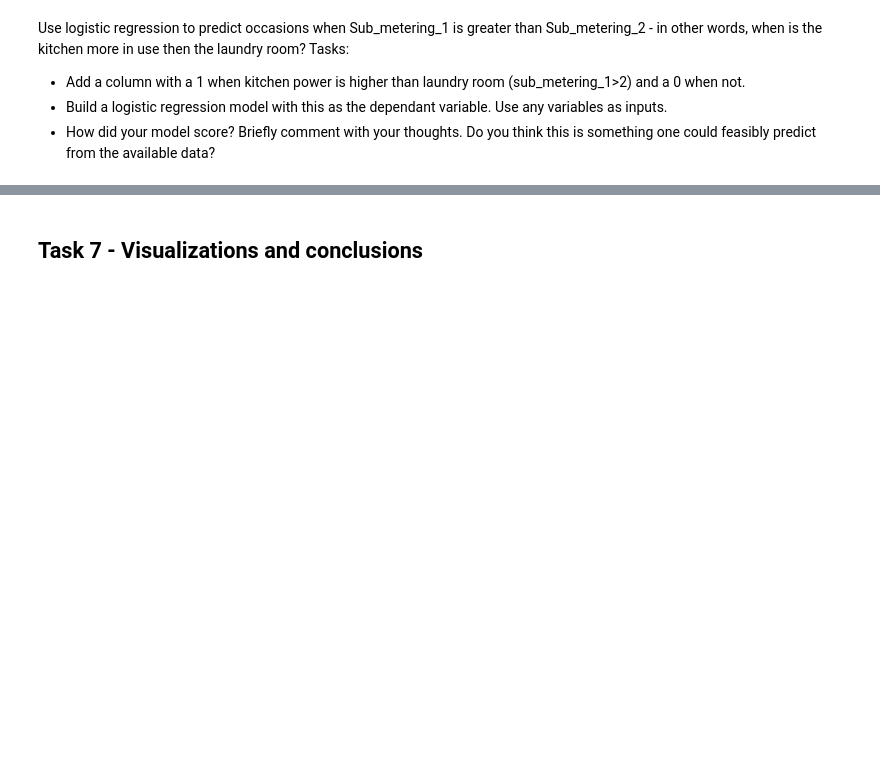
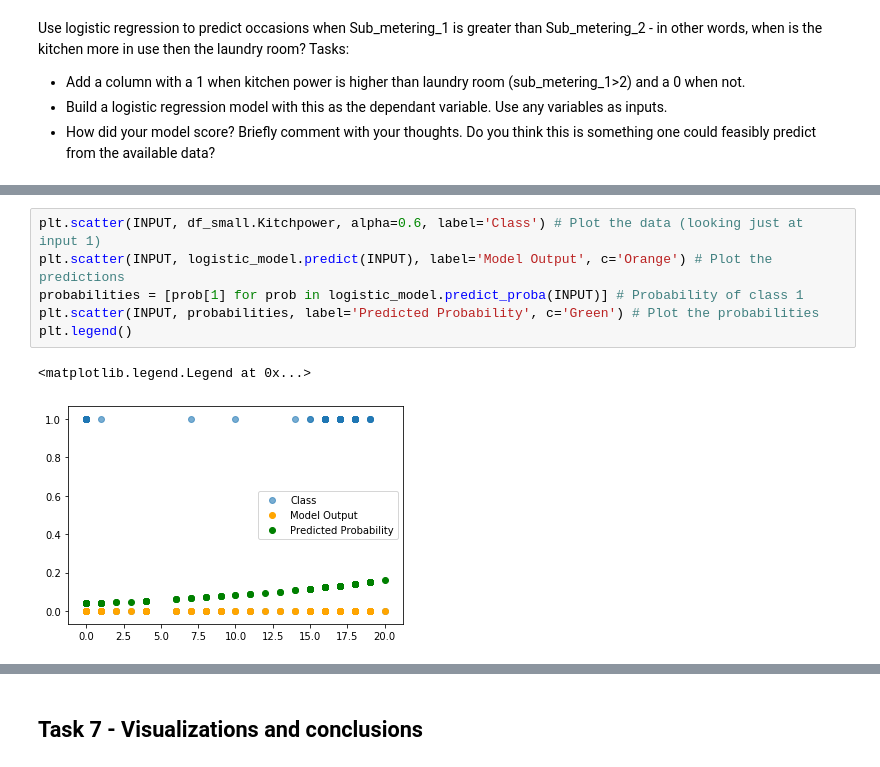
Before and after one commit to RynalddW/DAV_Summative_Assessment, a Jupyter notebook: Git/Dav_Summative_Assesment/dav_sa_summative_assessment.ipynb, the cells around one changed output, grey strips where cells are left out. Saved outputs shown, nothing was run; the diff lists cells and outputs as text; blank space fills up the shorter version.

```diff
--- a/Git/Dav_Summative_Assesment/dav_sa_summative_assessment.ipynb
+++ b/Git/Dav_Summative_Assesment/dav_sa_summative_assessment.ipynb
@@ -592,0 +654,9 @@ Tasks:
+# %%
+plt.scatter(INPUT, df_small.Kitchpower, alpha=0.6, label='Class') # Plot the data (looking just at input 1)
+plt.scatter(INPUT, logistic_model.predict(INPUT), label='Model Output', c='Orange') # Plot the predictions
+probabilities = [prob[1] for prob in logistic_model.predict_proba(INPUT)] # Probability of class 1
+plt.scatter(INPUT, probabilities, label='Predicted Probability', c='Green') # Plot the probabilities
+plt.legend()
+# %% [output]
+<matplotlib.legend.Legend at 0x...>
+[figure, added]
```
Also changed, not shown: parts of 23 cells of this notebook.
